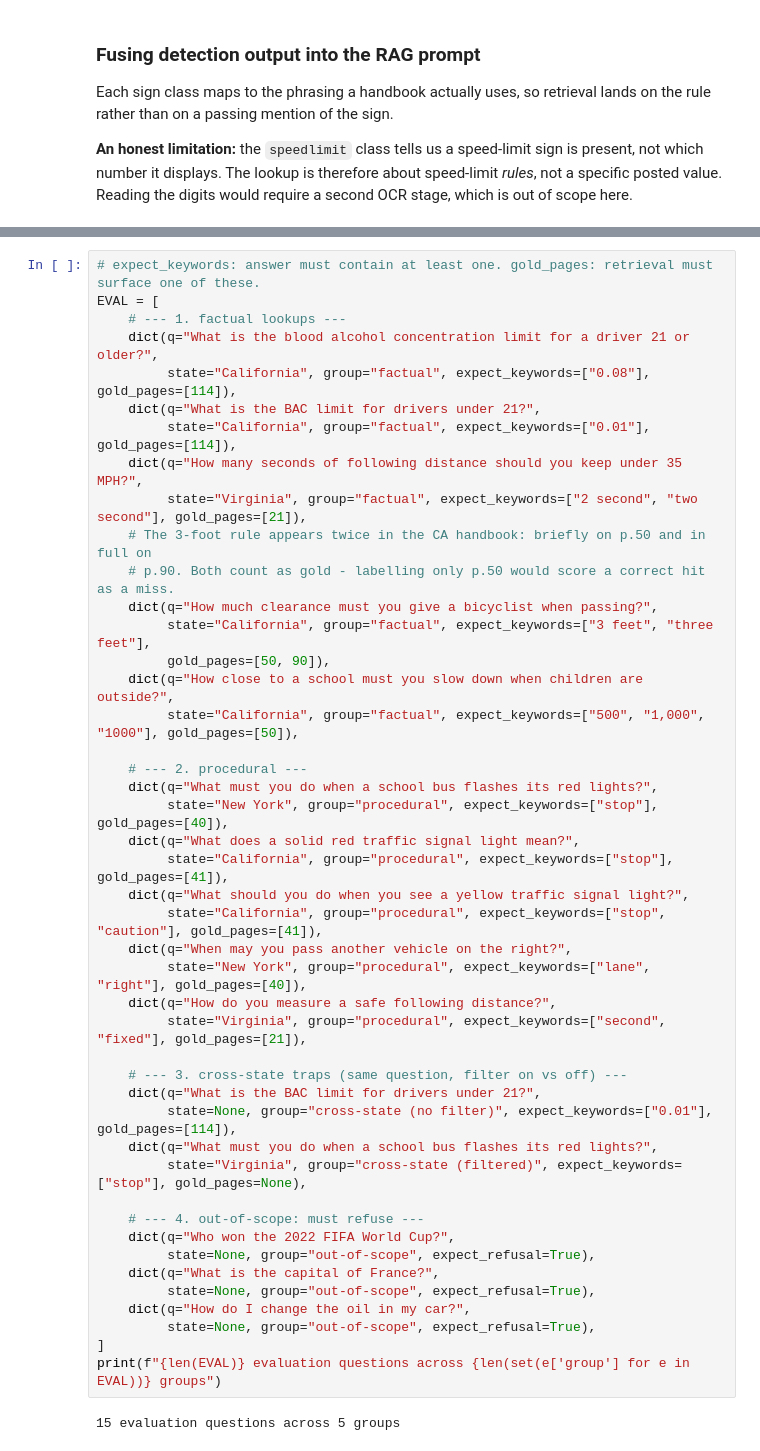
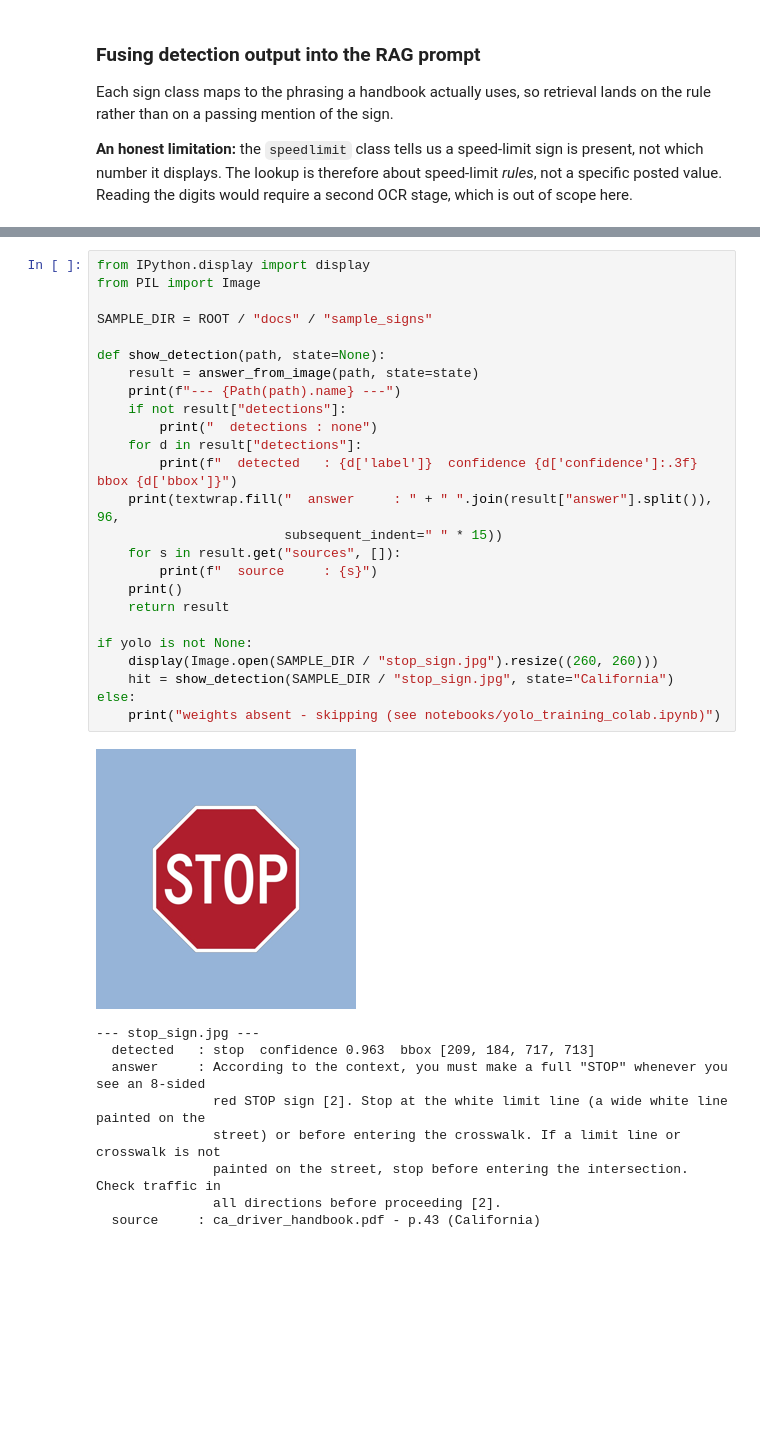
Before and after one commit to 166129/YOLO-RAG-final-project, a Jupyter notebook: notebooks/rag_pipeline.ipynb, the cells around one changed output, grey strips where cells are left out. Saved outputs shown, nothing was run; the diff lists cells and outputs as text; blank space fills up the shorter version.

```diff
--- a/notebooks/rag_pipeline.ipynb
+++ b/notebooks/rag_pipeline.ipynb
@@ -585,47 +578,35 @@ rather than hand-graded.
 # %%
-# expect_keywords: answer must contain at least one. gold_pages: retrieval must surface one of these.
-EVAL = [
-    # --- 1. factual lookups ---
-    dict(q="What is the blood alcohol concentration limit for a driver 21 or older?",
-         state="California", group="factual", expect_keywords=["0.08"], gold_pages=[114]),
-    dict(q="What is the BAC limit for drivers under 21?",
-         state="California", group="factual", expect_keywords=["0.01"], gold_pages=[114]),
-    dict(q="How many seconds of following distance should you keep under 35 MPH?",
-         state="Virginia", group="factual", expect_keywords=["2 second", "two second"], gold_pages=[21]),
-    # The 3-foot rule appears twice in the CA handbook: briefly on p.50 and in full on
-    # p.90. Both count as gold - labelling only p.50 would score a correct hit as a miss.
-    dict(q="How much clearance must you give a bicyclist when passing?",
-         state="California", group="factual", expect_keywords=["3 feet", "three feet"],
-         gold_pages=[50, 90]),
-    dict(q="How close to a school must you slow down when children are outside?",
-         state="California", group="factual", expect_keywords=["500", "1,000", "1000"], gold_pages=[50]),
+from IPython.display import display
+from PIL import Image
 
-    # --- 2. procedural ---
-    dict(q="What must you do when a school bus flashes its red lights?",
-         state="New York", group="procedural", expect_keywords=["stop"], gold_pages=[40]),
-    dict(q="What does a solid red traffic signal light mean?",
-         state="California", group="procedural", expect_keywords=["stop"], gold_pages=[41]),
-    dict(q="What should you do when you see a yellow traffic signal light?",
-         state="California", group="procedural", expect_keywords=["stop", "caution"], gold_pages=[41]),
-    dict(q="When may you pass another vehicle on the right?",
-         state="New York", group="procedural", expect_keywords=["lane", "right"], gold_pages=[40]),
-    dict(q="How do you measure a safe following distance?",
-         state="Virginia", group="procedural", expect_keywords=["second", "fixed"], gold_pages=[21]),
+SAMPLE_DIR = ROOT / "docs" / "sample_signs"
 
-    # --- 3. cross-state traps (same question, filter on vs off) ---
-    dict(q="What is the BAC limit for drivers under 21?",
-         state=None, group="cross-state (no filter)", expect_keywords=["0.01"], gold_pages=[114]),
-    dict(q="What must you do when a school bus flashes its red lights?",
-         state="Virginia", group="cross-state (filtered)", expect_keywords=["stop"], gold_pages=None),
+def show_detection(path, state=None):
+    result = answer_from_image(path, state=state)
+    print(f"--- {Path(path).name} ---")
+    if not result["detections"]:
+        print("  detections : none")
+    for d in result["detections"]:
+        print(f"  detected   : {d['label']}  confidence {d['confidence']:.3f}  bbox {d['bbox']}")
+    print(textwrap.fill("  answer     : " + " ".join(result["answer"].split()), 96,
+                        subsequent_indent=" " * 15))
+    for s in result.get("sources", []):
+        print(f"  source     : {s}")
+    print()
+    return result
 
-    # --- 4. out-of-scope: must refuse ---
-    dict(q="Who won the 2022 FIFA World Cup?",
-         state=None, group="out-of-scope", expect_refusal=True),
-    dict(q="What is the capital of France?",
-         state=None, group="out-of-scope", expect_refusal=True),
-    dict(q="How do I change the oil in my car?",
-         state=None, group="out-of-scope", expect_refusal=True),
-]
-print(f"{len(EVAL)} evaluation questions across {len(set(e['group'] for e in EVAL))} groups")
+if yolo is not None:
+    display(Image.open(SAMPLE_DIR / "stop_sign.jpg").resize((260, 260)))
+    hit = show_detection(SAMPLE_DIR / "stop_sign.jpg", state="California")
+else:
+    print("weights absent - skipping (see notebooks/yolo_training_colab.ipynb)")
 # %% [output]
+[figure, added]
-15 evaluation questions across 5 groups
+--- stop_sign.jpg ---
+  detected   : stop  confidence 0.963  bbox [209, 184, 717, 713]
+  answer     : According to the context, you must make a full "STOP" whenever you see an 8-sided
+               red STOP sign [2]. Stop at the white limit line (a wide white line painted on the
+               street) or before entering the crosswalk. If a limit line or crosswalk is not
+               painted on the street, stop before entering the intersection. Check traffic in
+               all directions before proceeding [2].
+  source     : ca_driver_handbook.pdf - p.43 (California)
```
Also changed, not shown: parts of 20 cells of this notebook, 5 other files.
